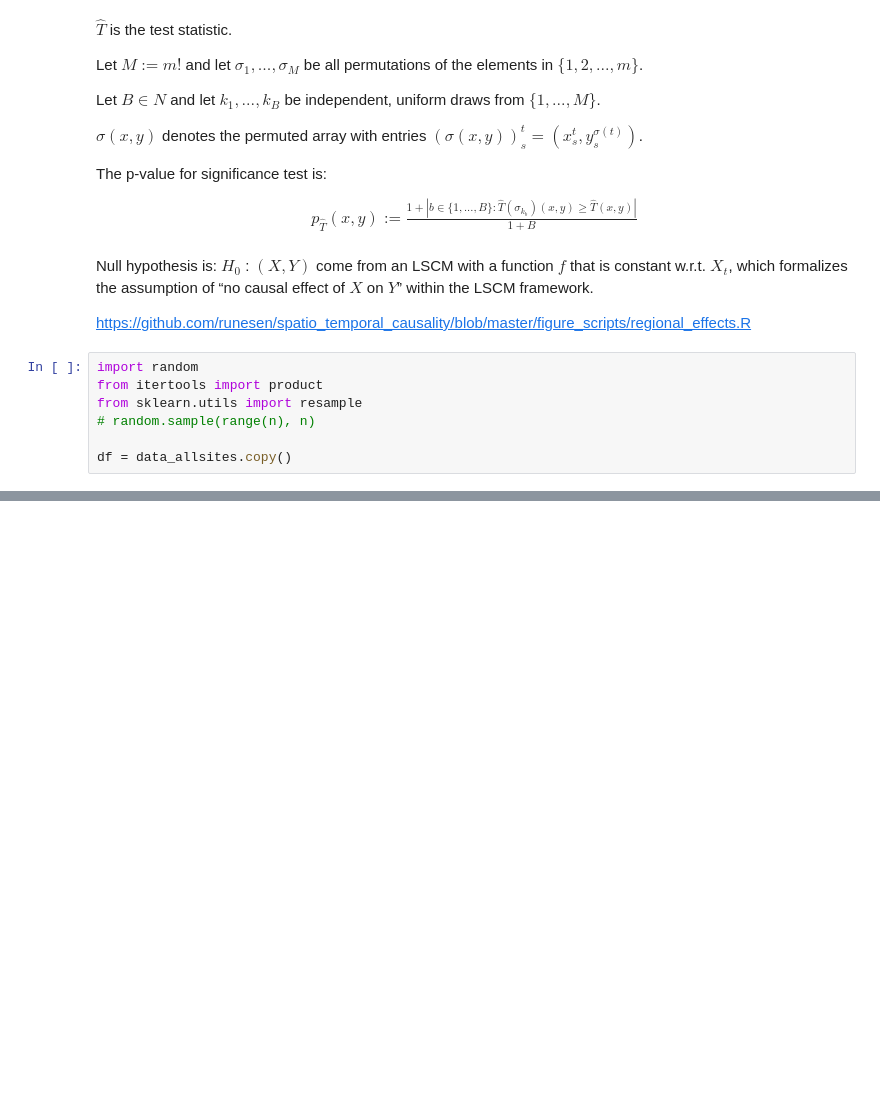
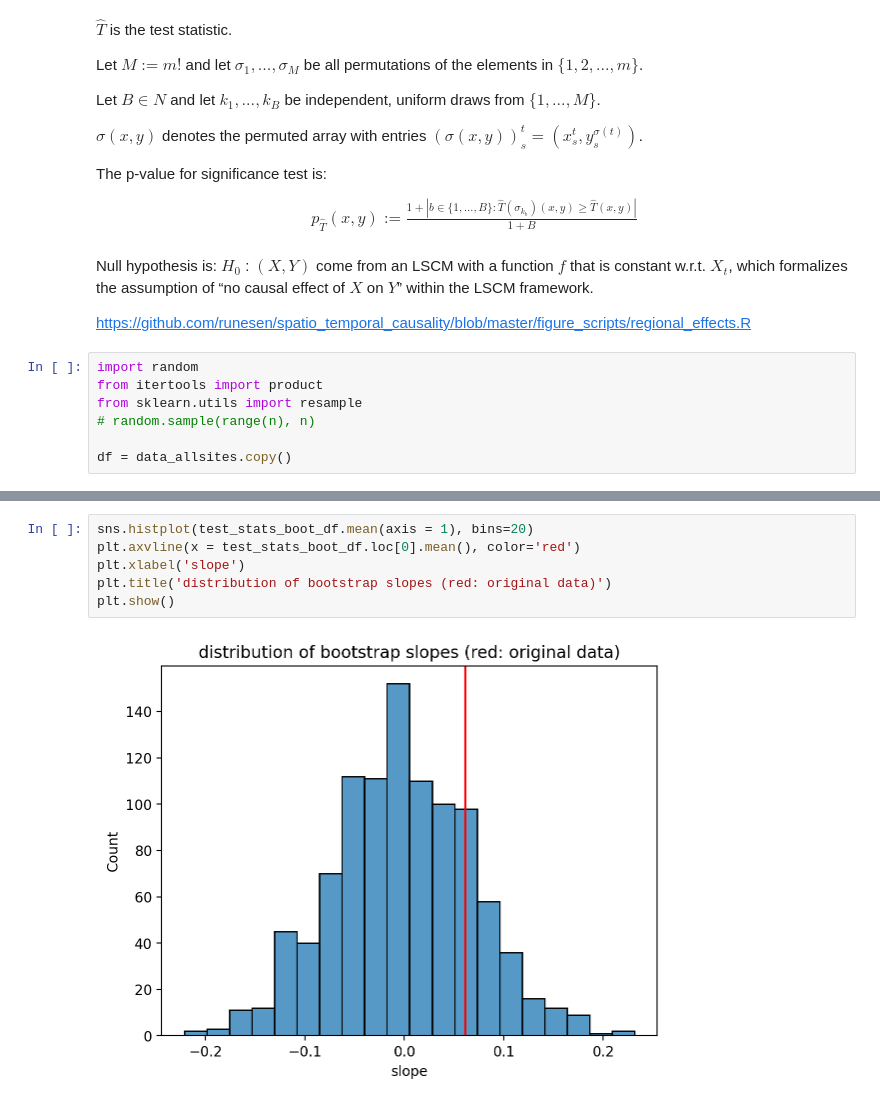
Before and after one commit to YuHuang3019/Applied_Causality, a Jupyter notebook: spatiotemporal_final.ipynb, the cells around one changed output, grey strips where cells are left out. Cells and saved outputs as stored; diff of their text form; blank space fills up the shorter version.

```diff
--- a/spatiotemporal_final.ipynb
+++ b/spatiotemporal_final.ipynb
@@ -355,0 +362,8 @@ pv['coef'] = test_stats_boot_df.mean(axis=0).values
+# %%
+sns.histplot(test_stats_boot_df.mean(axis = 1), bins=20)
+plt.axvline(x = test_stats_boot_df.loc[0].mean(), color='red')
+plt.xlabel('slope')
+plt.title('distribution of bootstrap slopes (red: original data)')
+plt.show()
+# %% [output]
+[figure, added]
```
Also changed, not shown: parts of 13 cells of this notebook.
